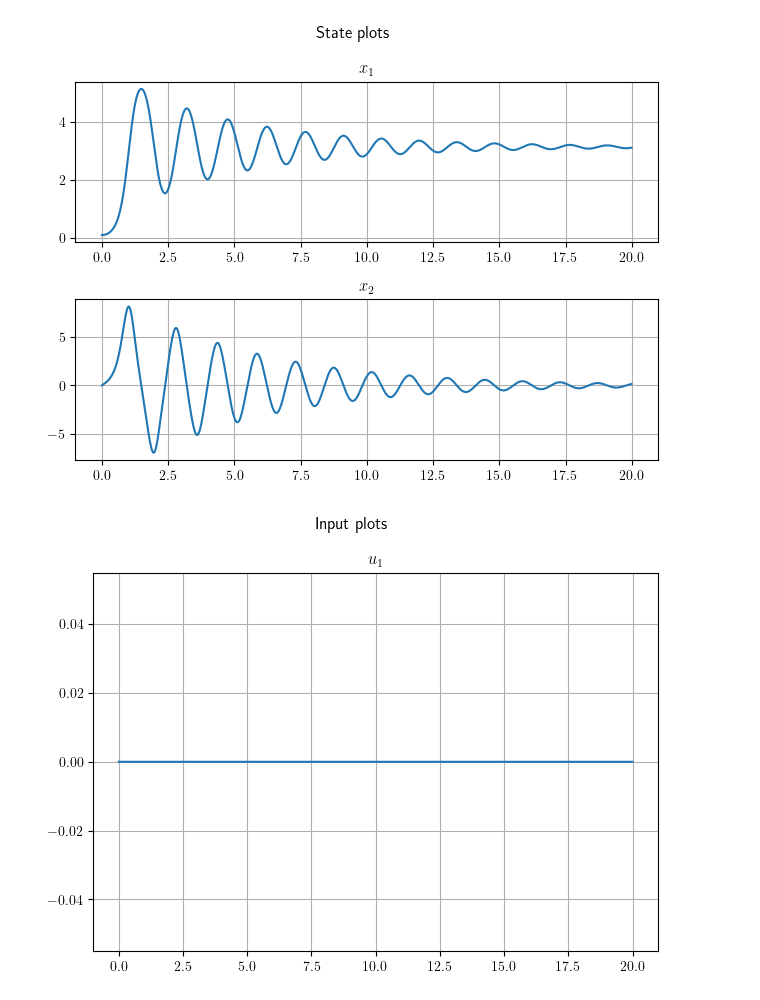
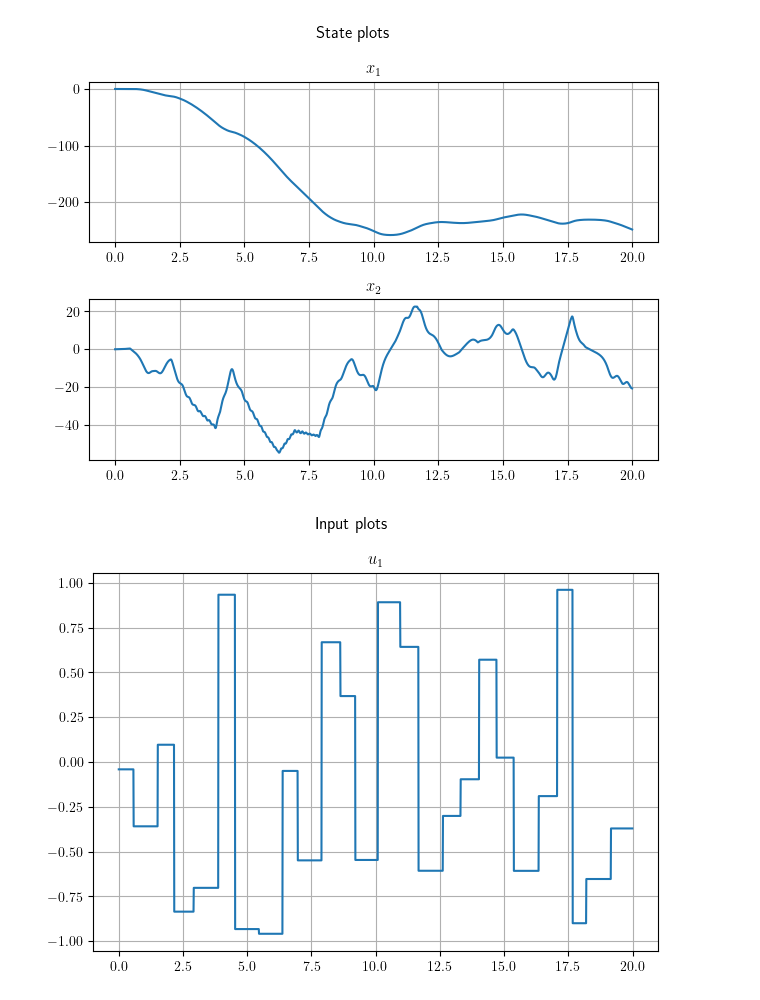
Before and after one commit to Dany-L/statesim, a Jupyter notebook: scripts/notebooks/input_sequence.ipynb, the cells around one changed output. Drawn from its saved outputs; the diff is of its cells as text; code cells hidden in the pictures.

```diff
--- a/scripts/notebooks/input_sequence.ipynb
+++ b/scripts/notebooks/input_sequence.ipynb
@@ -46,27 +46,27 @@ plot_inputs(result=result)
 # %%
-# us = generate_random_static_input(
-#     N=N, nu=1, amplitude_range=(-1, 1), frequency_range=(50, 100)
-# )
-us = [np.array([[u]]) for u in np.zeros(N)]
+us = generate_random_static_input(
+    N=N, nu=1, amplitude_range=(-1, 1), frequency_range=(50, 100)
+)
+# us = [np.array([[u]]) for u in np.zeros(N)]
 
 sys = InvertedPendulum(mu_p=0.01)
 model = Nonlinear(
     f=sys.state_dynamics,
     g=sys.output_function,
     nx=sys.nx,
     nu=sys.nu,
     ny=sys.ny,
 )
 sim = ContinuousSimulator(T=T, step_size=eta)
 result, _ = sim.simulate(
     model=model,
     initial_state=np.array([[0.1], [0]]),
     input=us,
     name='nl cartpole random static input',
 )
 plot_states(result=result)
 plot_inputs(result=result)
 # %% [output]
-[figure, old version]
+[figure, new version]
-[figure, old version]
+[figure, new version]
 # %%
```
Also changed, not shown: parts of 3 cells of this notebook, 8 other files.
